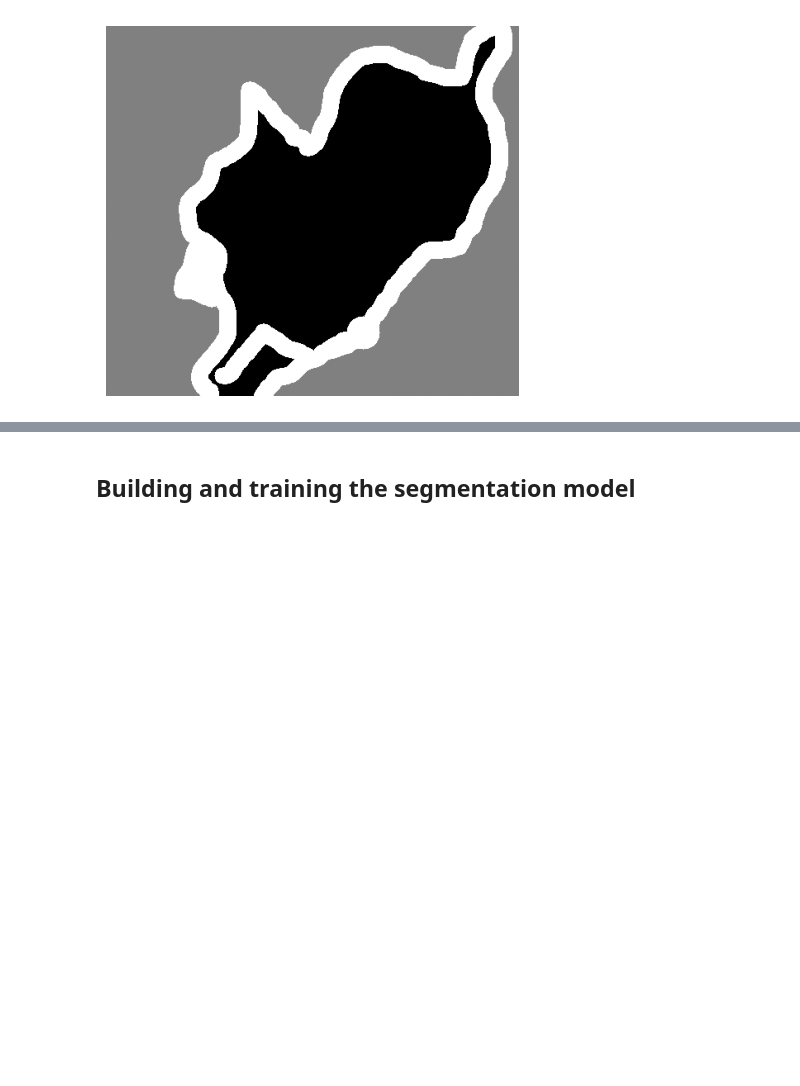
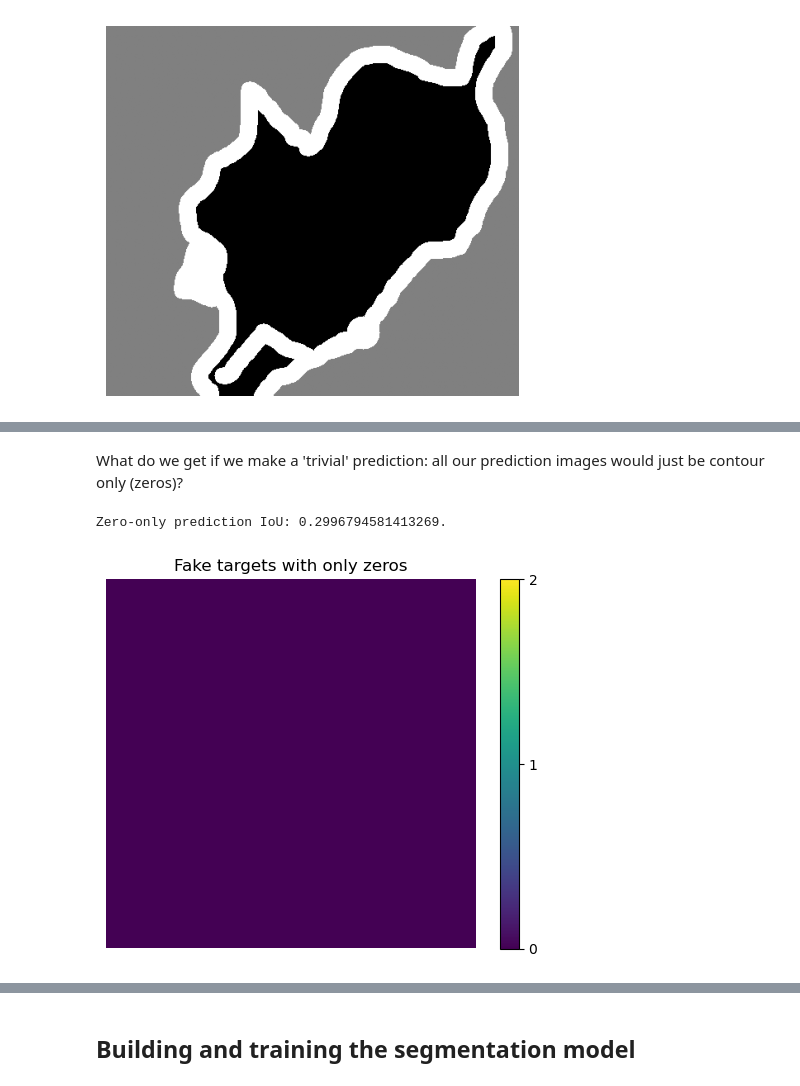
Before and after one commit to arsiliath/DLWP, a Jupyter notebook: lectures/06/chapter11_image-segmentation.ipynb, the cells around one changed output, grey strips where cells are left out. Drawn from its saved outputs; the diff is of its cells as text; code cells hidden in the pictures; blank space fills up the shorter version.

```diff
--- a/lectures/06/chapter11_image-segmentation.ipynb
+++ b/lectures/06/chapter11_image-segmentation.ipynb
@@ -161,0 +265,18 @@ val_targets = targets[-num_val_samples:]
+# %% [markdown]
+What do we get if we make a 'trivial' prediction: all our prediction images would just be contour only (zeros)?
+# %%
+# dtype to remove annoying warning
+val_targets_all_zeros = np.zeros_like(val_targets, dtype="int32")
+
+iou_test.reset_state()
+
+iou_test.update_state(val_targets.astype("int32"), val_targets_all_zeros)
+print(f"Zero-only prediction IoU: {iou_test.result().item()}.", )
+
+plt.imshow(val_targets_all_zeros[0], cmap="viridis", vmin=0, vmax=2)
+plt.colorbar(ticks=[0, 1, 2])
+plt.title("Fake targets with only zeros")
+_ = plt.axis("off")
+# %% [output]
+Zero-only prediction IoU: 0.2996794581413269.
+[figure, added]
```
Also changed, not shown: parts of 43 cells of this notebook.
